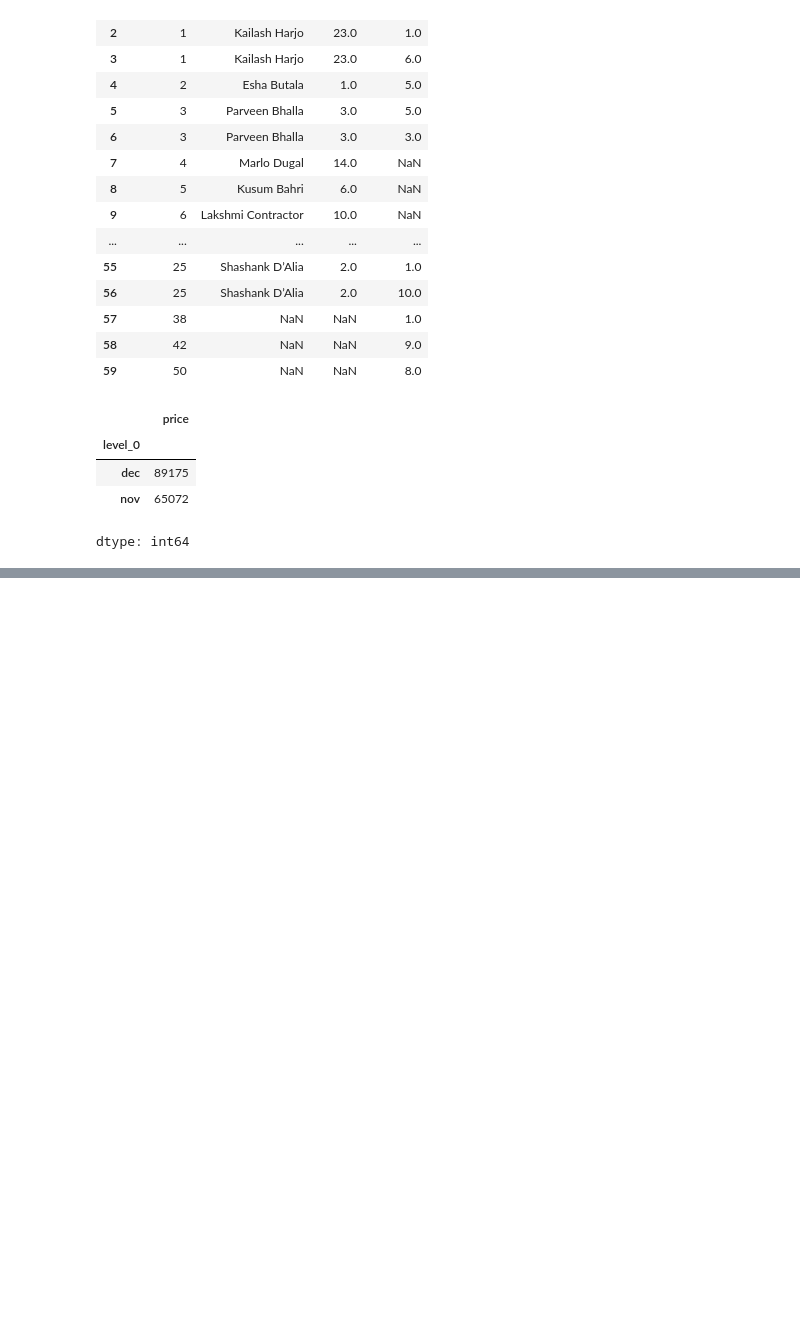
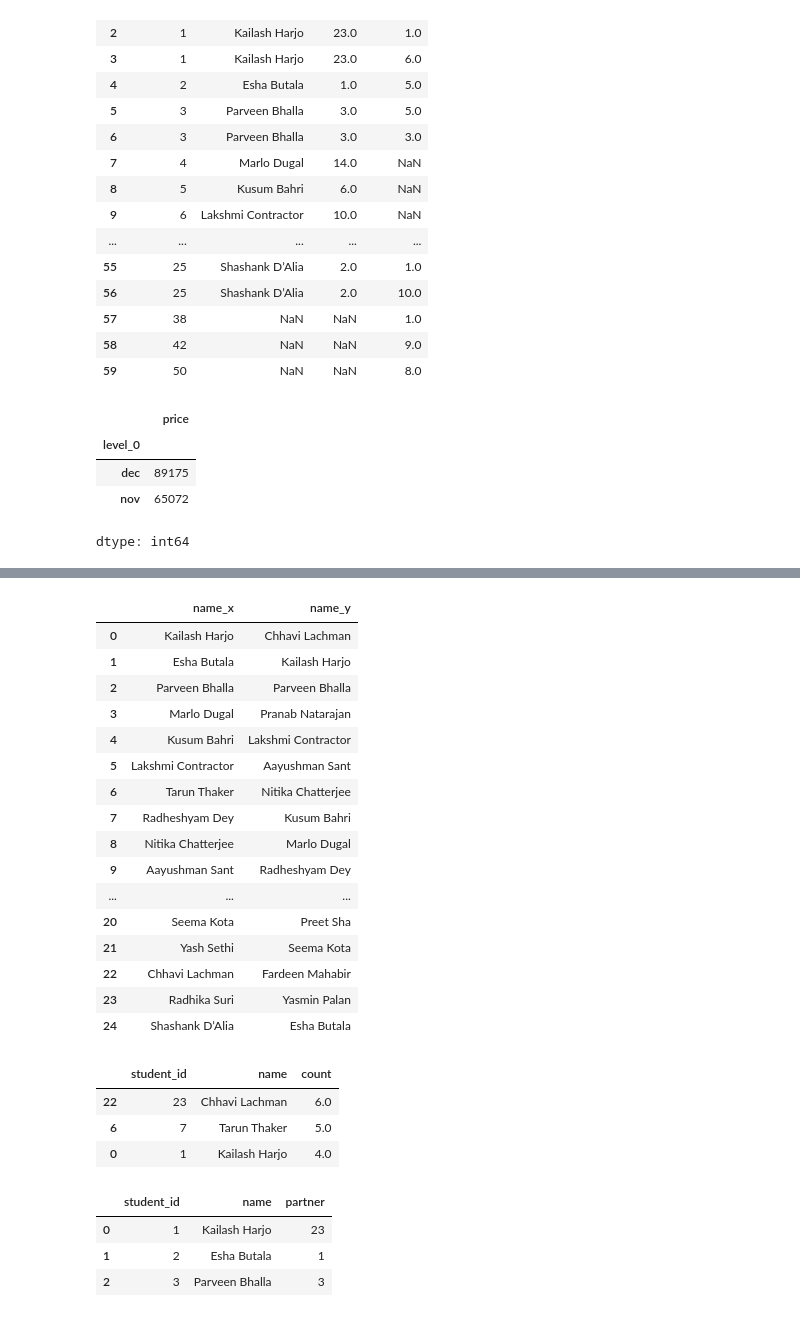
Before and after one commit to SangamSilwal/Numpy-and-panda, a Jupyter notebook: MergingjoiningConcatenating.ipynb, the cells around one changed output, grey strips where cells are left out. Cells and saved outputs as stored; diff of their text form; code cells hidden in the pictures; blank space fills up the shorter version.

```diff
--- a/MergingjoiningConcatenating.ipynb
+++ b/MergingjoiningConcatenating.ipynb
@@ -126,0 +207,39 @@ dtype: int64
+# %%
+# so inorder to perform inner outer left and right on different column we use left on adn right_on
+# This is called self-join
+students.merge(students,how="inner",left_on="partner",right_on="student_id")[['name_x',"name_y"]]
+# %% [output]
+|  | name_x | name_y |
+| 0 | Kailash Harjo | Chhavi Lachman |
+| 1 | Esha Butala | Kailash Harjo |
+| 2 | Parveen Bhalla | Parveen Bhalla |
+| 3 | Marlo Dugal | Pranab Natarajan |
+| 4 | Kusum Bahri | Lakshmi Contractor |
+| 5 | Lakshmi Contractor | Aayushman Sant |
+| 6 | Tarun Thaker | Nitika Chatterjee |
+| 7 | Radheshyam Dey | Kusum Bahri |
+| 8 | Nitika Chatterjee | Marlo Dugal |
+| 9 | Aayushman Sant | Radheshyam Dey |
+| ... | ... | ... |
+| 20 | Seema Kota | Preet Sha |
+| 21 | Yash Sethi | Seema Kota |
+| 22 | Chhavi Lachman | Fardeen Mahabir |
+| 23 | Radhika Suri | Yasmin Palan |
+| 24 | Shashank D’Alia | Esha Butala |
+# %%
+# find top 3 students who did most number of enrollment
+regstd = reg["student_id"].value_counts().reset_index()
+new_df = regstd.merge(students,on="student_id",how="right").reset_index()
+new_df.sort_values(ascending=False,by="count").iloc[:3][['student_id','name','count']]
+# %% [output]
+|  | student_id | name | count |
+| 22 | 23 | Chhavi Lachman | 6.0 |
+| 6 | 7 | Tarun Thaker | 5.0 |
+| 0 | 1 | Kailash Harjo | 4.0 |
+# %%
+students.head(3)
+# %% [output]
+|  | student_id | name | partner |
+| 0 | 1 | Kailash Harjo | 23 |
+| 1 | 2 | Esha Butala | 1 |
+| 2 | 3 | Parveen Bhalla | 3 |
```
Also changed, not shown: parts of 15 cells of this notebook.
